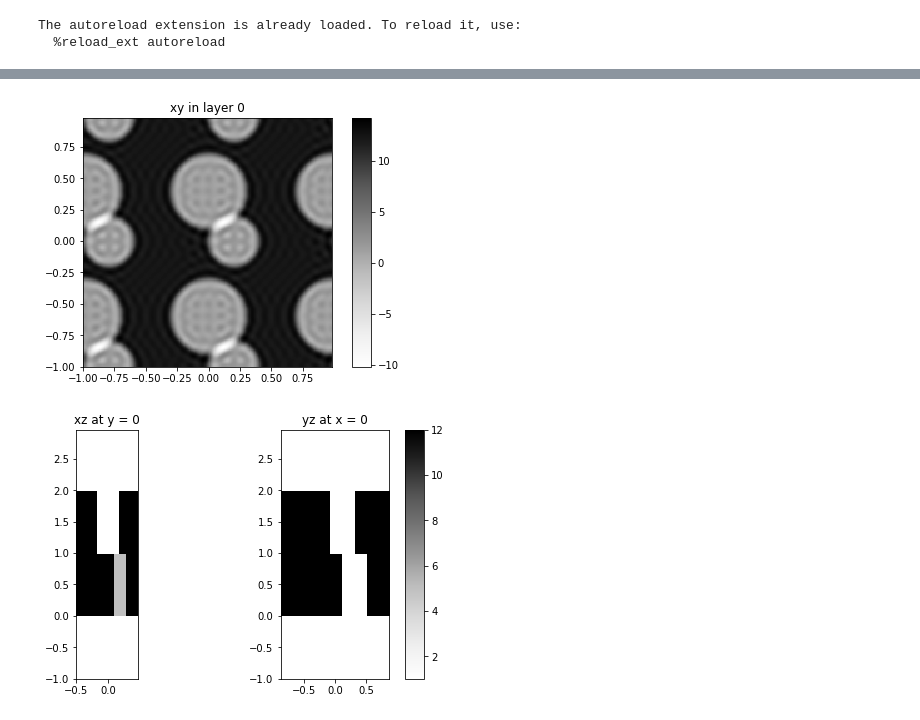
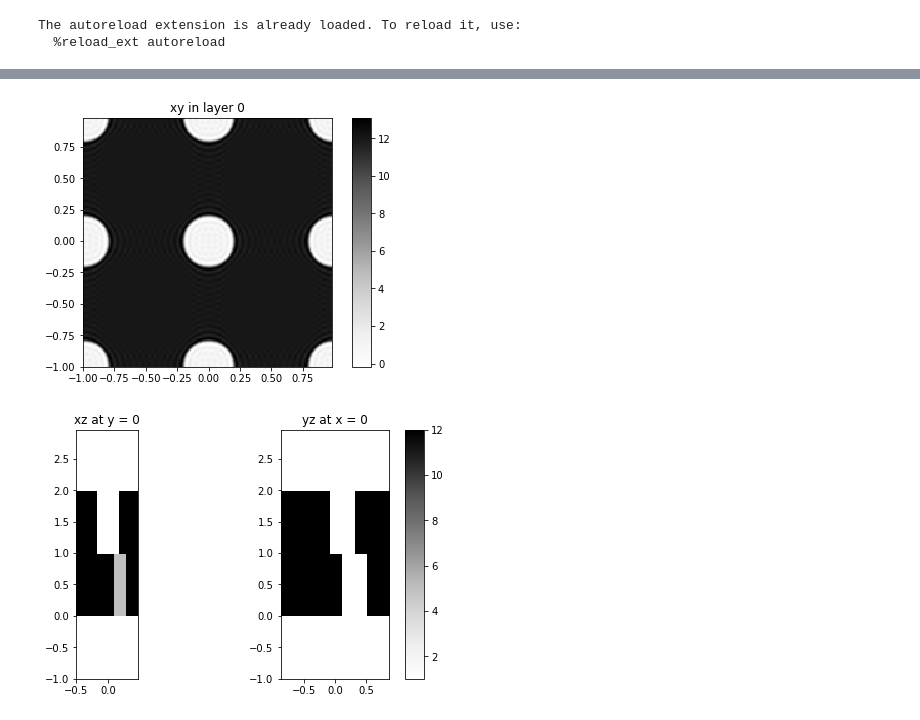
Before and after one commit to fancompute/legume, a Jupyter notebook: test_gme.ipynb, the cells around one changed output, grey strips where cells are left out. Saved outputs shown, nothing was run; the diff lists cells and outputs as text; code cells hidden in the pictures.

```diff
--- a/test_gme.ipynb
+++ b/test_gme.ipynb
@@ -28,9 +28,8 @@ phc.plot_overview()
 # %%
-gme = GuidedModeExp(phc, gmax=5)
+gme = GuidedModeExp(phc, gmax=10)
+gme.plot_overview_ft()
+# %% [output]
+[figure, added]
-# %%
-gme.plot_overview_ft()
-# %% [output]
-[figure, removed]
 # %%
 # Initialize a lattice
 lattice = Lattice('hexagonal')
```
Also changed, not shown: parts of 7 cells of this notebook, 2 other files.
